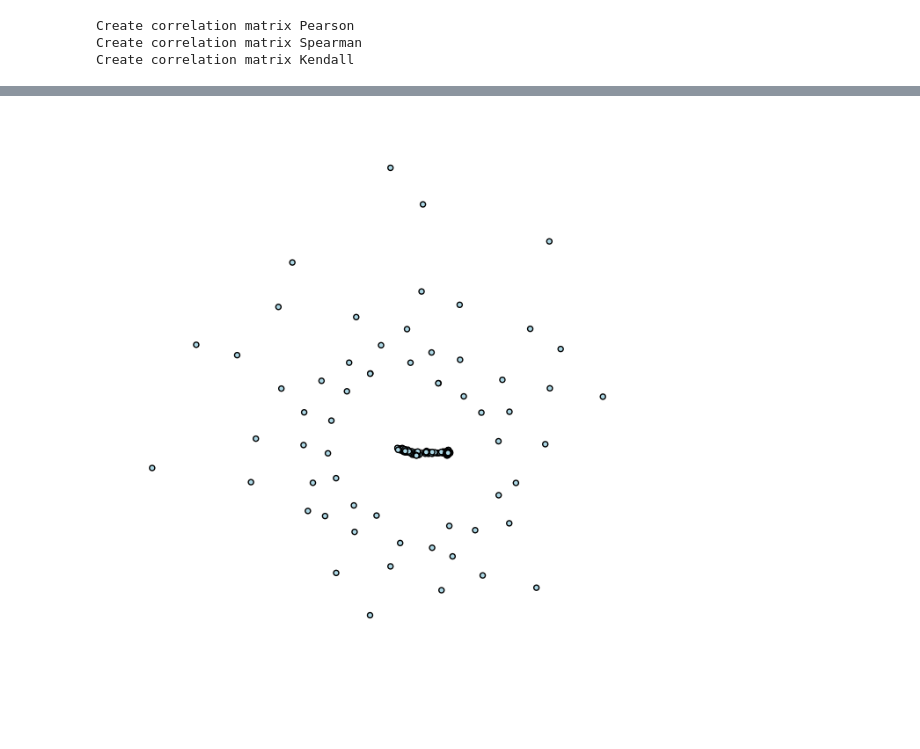
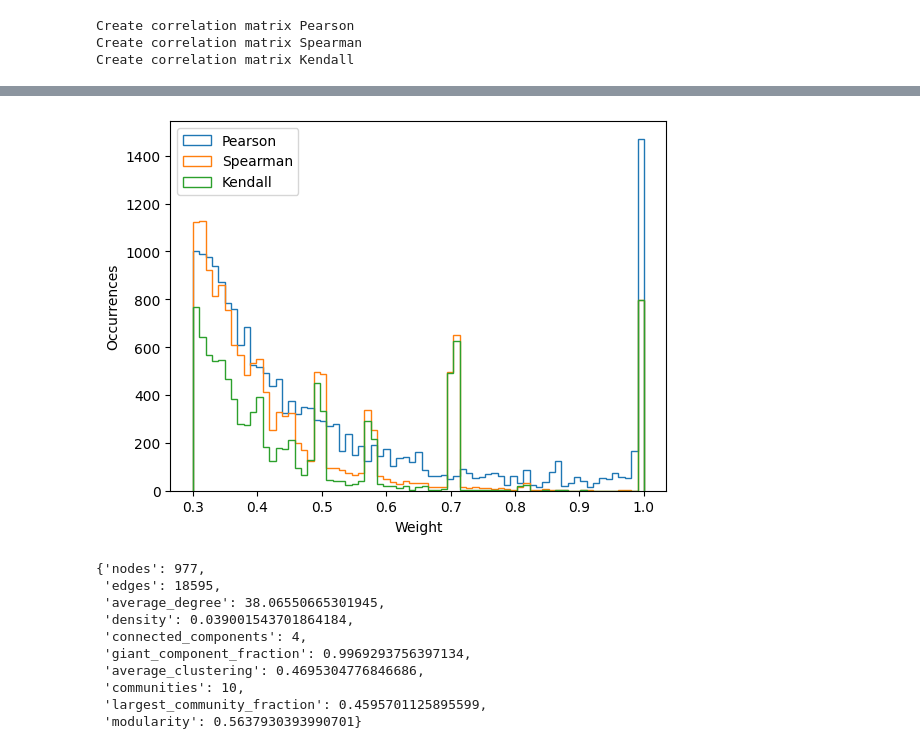
Before and after one commit to Sanniks/Metagenomes_Simulation, a Jupyter notebook: notebooks/Correlation_networks.ipynb, the cells around one changed output, grey strips where cells are left out. Drawn from its saved outputs; the diff is of its cells as text; code cells hidden in the pictures; blank space fills up the shorter version.

Commit message:
[NOTE] Improved netwrok visualization

```diff
--- a/notebooks/Correlation_networks.ipynb
+++ b/notebooks/Correlation_networks.ipynb
@@ -32,7 +39,7 @@ def plot_network(G):
 from pathlib import Path
 
 subject = "69-001"
-abundance_type = "CLR"  # "absolute"
+abundance_type = "L1"  # "absolute"
 otu_path = (
     Path("..")
     / "data"
@@ -41,23 +48,30 @@ otu_path = (
     / abundance_type
     / f"{subject}.csv"
 )
-otu = pd.read_csv(otu_path, index_col=0)
+otu_df = pd.read_csv(otu_path, index_col=0)
+otu = clean_otus_df(otu_df)
 # %%
 print("Create correlation matrix Pearson")
 A_pearson = create_correlation_matrix_parallel(
-    otu, correlation_method="Pearson"
+    otu,
+    correlation_method="Pearson",
+    num_processes=8,
 )
 
 print("Create correlation matrix Spearman")
 
 A_spearman = create_correlation_matrix_parallel(
-    otu, correlation_method="Spearman"
+    otu,
+    correlation_method="Spearman",
+    num_processes=8,
 )
 
 print("Create correlation matrix Kendall")
 
 A_kendall = create_correlation_matrix_parallel(
-    otu, correlation_method="Kendall"
+    otu,
+    correlation_method="Kendall",
+    num_processes=8,
 )
 # %% [output]
 Create correlation matrix Pearson
@@ -78,4 +84,36 @@ plot_network(G_spearman)
-# %%
-plot_network(G_kendall)
-# %% [output]
-[figure, removed]
+# %%
+bins = np.linspace(0.3, 1, 71)
+
+weights_pearson = np.asarray(G_pearson.es["weight"], dtype=float)
+weights_spearman = np.asarray(G_spearman.es["weight"], dtype=float)
+weights_kendall = np.asarray(G_kendall.es["weight"], dtype=float)
+
+plt.hist(
+    weights_pearson, bins=71, range=(0.3, 1), histtype="step", label="Pearson"
+)
+plt.hist(
+    weights_spearman, bins=71, range=(0.3, 1), histtype="step", label="Spearman"
+)
+plt.hist(
+    weights_kendall, bins=71, range=(0.3, 1), histtype="step", label="Kendall"
+)
+
+plt.xlabel("Weight")
+plt.ylabel("Occurrences")
+plt.legend()
+plt.show()
+# %% [output]
+[figure, added]
+# %%
+compute_network_metrics(G_pearson)
+# %% [output]
+{'nodes': 977,
+ 'edges': 18595,
+ 'average_degree': 38.06550665301945,
+ 'density': 0.039001543701864184,
+ 'connected_components': 4,
+ 'giant_component_fraction': 0.9969293756397134,
+ 'average_clustering': 0.4695304776846686,
+ 'communities': 10,
+ 'largest_community_fraction': 0.4595701125895599,
+ 'modularity': 0.5637930393990701}
```
Also changed, not shown: parts of 16 cells of this notebook.
